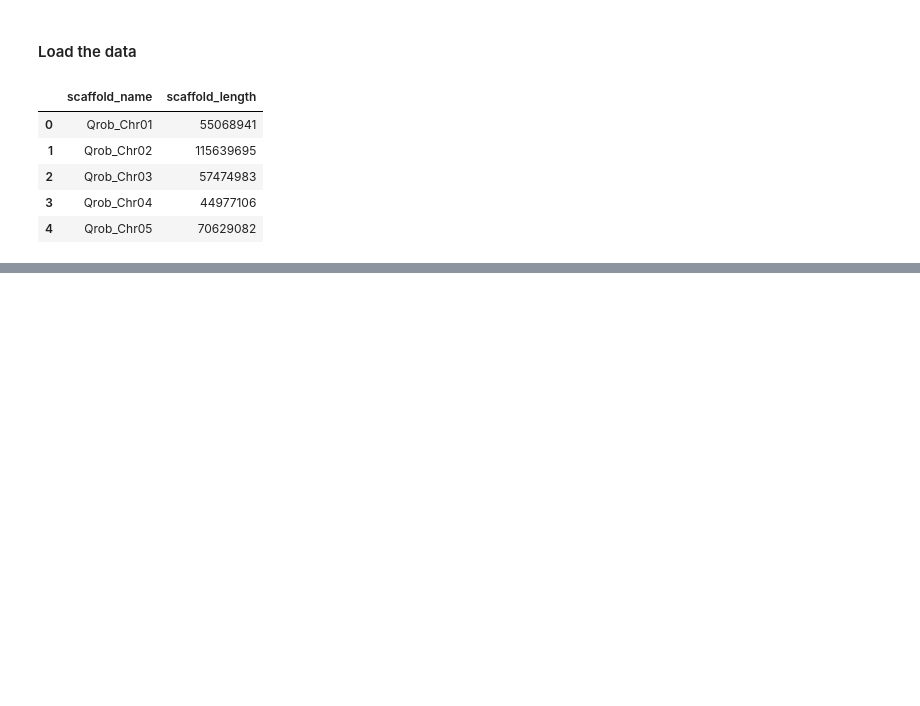
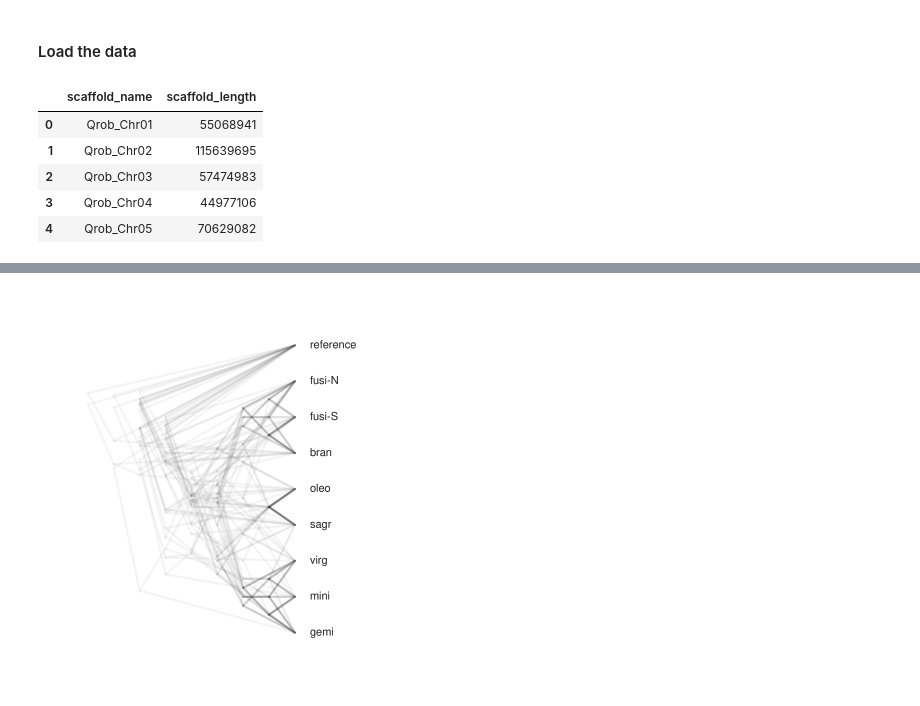
Before and after one commit to dereneaton/ipyrad, a Jupyter notebook: newdocs/cookbook/cookbook-treeslider.ipynb, the cells around one changed output, grey strips where cells are left out. Cells and saved outputs as stored; diff of their text form; code cells hidden in the pictures; blank space fills up the shorter version.

```diff
--- a/newdocs/cookbook/cookbook-treeslider.ipynb
+++ b/newdocs/cookbook/cookbook-treeslider.ipynb
@@ -66,3 +79,0 @@ raxmlHPC-PTHREADS-SSE3 -f a -T 2 -m GTRGAMMA -n ... -w ... -s ... -p 54321 -N 10
-# %%
-# run tree inference in parallel
-ts.run(auto=True)
@@ -77,0 +83,2 @@ ts
+# %%
+ts.run(auto=True, force=True)
@@ -86,0 +132,22 @@ AttributeError: 'TreeSlider' object has no attribute 'treetable'
+# %%
+# filter to only windows with >50 SNPS (this could have been done in run)
+trees = ts.tree_table[ts.tree_table.snps > 50].tree.tolist()
+
+# load all trees into a multitree object
+mtre = toytree.mtree(trees)
+
+# root trees
+mtre.treelist = [i.root("reference") for i in mtre.treelist]
+
+# infer a consensus tree to get best tip order
+ctre = mtre.get_consensus_tree()
+
+# draw the first 12 trees in a grid
+mtre.draw_cloud_tree(
+    width=400,
+    height=400,
+    fixed_order=ctre.get_tip_labels(),
+    use_edge_lengths=False,
+);
+# %% [output]
+[figure, added]
```
Also changed, not shown: parts of 28 cells of this notebook.
